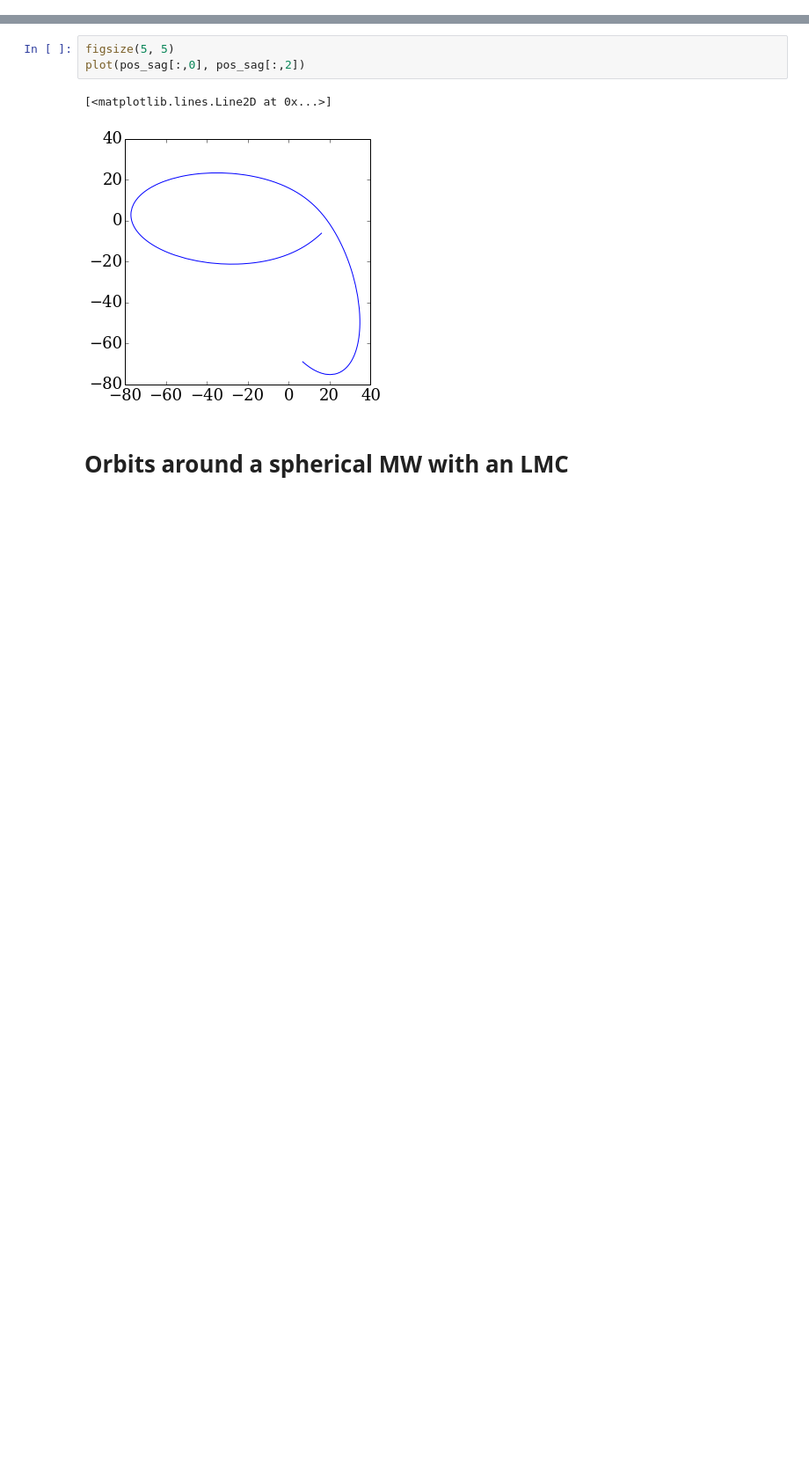
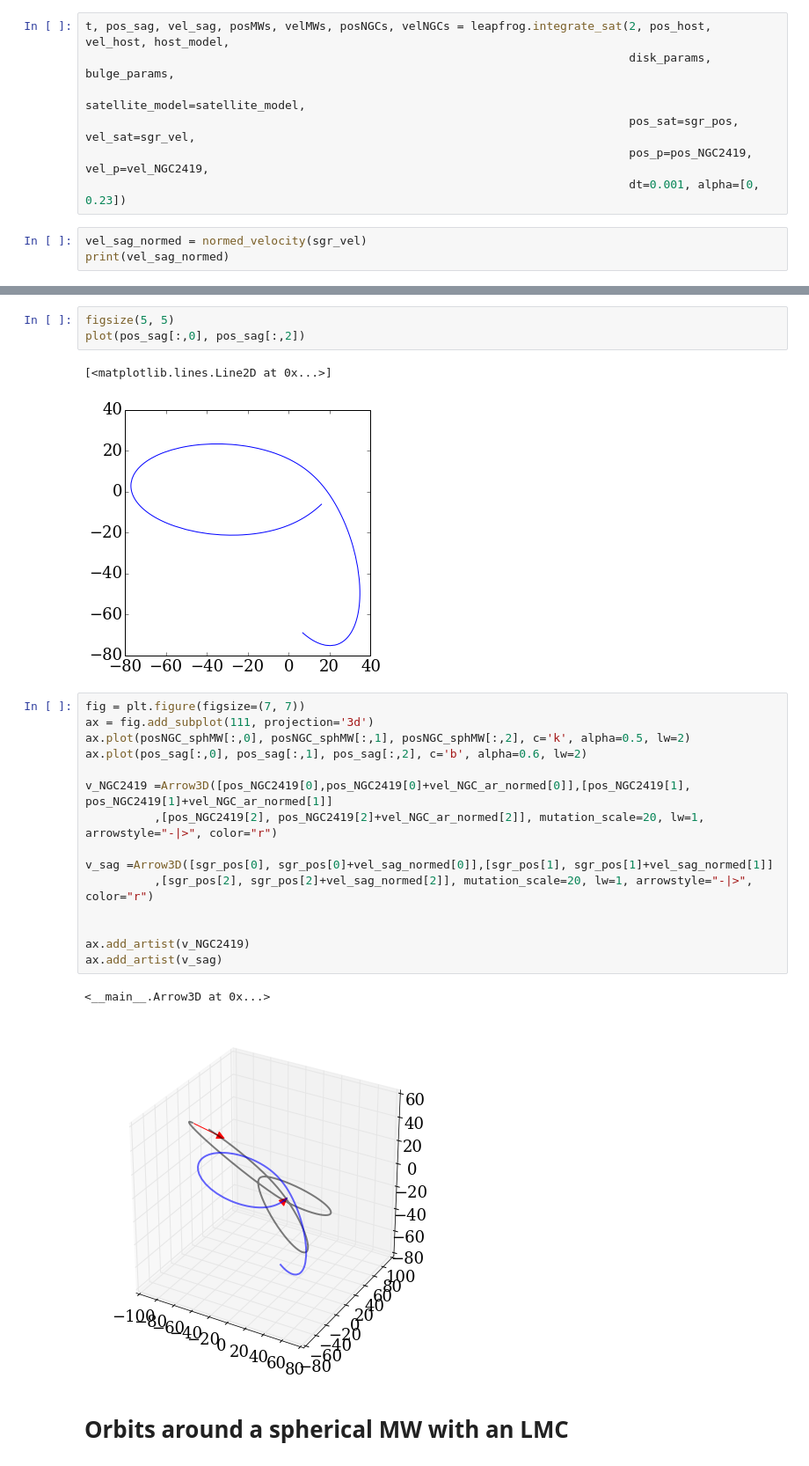
Before and after one commit to jngaravitoc/test_orbits, a Jupyter notebook: exploratory_code/orbits_MW.ipynb, the cells around one changed output, grey strips where cells are left out. Shown at 88% size. Drawn from its saved outputs; the diff is of its cells as text; blank space fills up the shorter version.

```diff
--- a/exploratory_code/orbits_MW.ipynb
+++ b/exploratory_code/orbits_MW.ipynb
@@ -154,3 +232,13 @@ t, pos_sag, vel_sag, posMWs, velMWs, posNGCs, velNGCs = leapfrog.integrate_sat(2
                                                                                pos_sat=sgr_pos, vel_sat=sgr_vel,
                                                                                pos_p=pos_NGC2419, vel_p=vel_NGC2419,
                                                                                dt=0.001, alpha=[0, 0.23])
+# %%
+t, pos_sag, vel_sag, posMWs, velMWs, posNGCs, velNGCs = leapfrog.integrate_sat(2, pos_host, vel_host, host_model,
+                                                                               disk_params, bulge_params,
+                                                                               satellite_model=satellite_model,
+                                                                               pos_sat=sgr_pos, vel_sat=sgr_vel,
+                                                                               pos_p=pos_NGC2419, vel_p=vel_NGC2419,
+                                                                               dt=0.001, alpha=[0, 0.23])
+# %%
+vel_sag_normed = normed_velocity(sgr_vel)
+print(vel_sag_normed)
@@ -160,6 +250,24 @@ plot(pos_sag[:,0], pos_sag[:,2])
 # %% [output]
 [<matplotlib.lines.Line2D at 0x...>]
 [figure]
+# %%
+fig = plt.figure(figsize=(7, 7))
+ax = fig.add_subplot(111, projection='3d')
+ax.plot(posNGC_sphMW[:,0], posNGC_sphMW[:,1], posNGC_sphMW[:,2], c='k', alpha=0.5, lw=2)
+ax.plot(pos_sag[:,0], pos_sag[:,1], pos_sag[:,2], c='b', alpha=0.6, lw=2)
+
+v_NGC2419 =Arrow3D([pos_NGC2419[0],pos_NGC2419[0]+vel_NGC_ar_normed[0]],[pos_NGC2419[1], pos_NGC2419[1]+vel_NGC_ar_normed[1]]
+          ,[pos_NGC2419[2], pos_NGC2419[2]+vel_NGC_ar_normed[2]], mutation_scale=20, lw=1, arrowstyle="-|>", color="r")
+
+v_sag =Arrow3D([sgr_pos[0], sgr_pos[0]+vel_sag_normed[0]],[sgr_pos[1], sgr_pos[1]+vel_sag_normed[1]]
+          ,[sgr_pos[2], sgr_pos[2]+vel_sag_normed[2]], mutation_scale=20, lw=1, arrowstyle="-|>", color="r")
+
+
+ax.add_artist(v_NGC2419)
+ax.add_artist(v_sag)
+# %% [output]
+<__main__.Arrow3D at 0x...>
+[figure, added]
 # %% [markdown]
 # Orbits around a spherical MW with an LMC
 # %%
```
Also changed, not shown: parts of 12 cells of this notebook.
